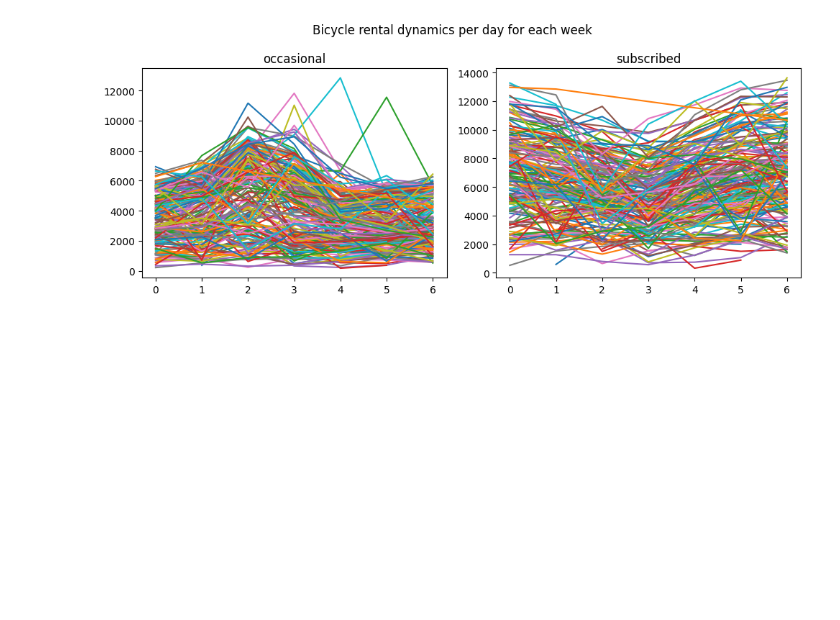
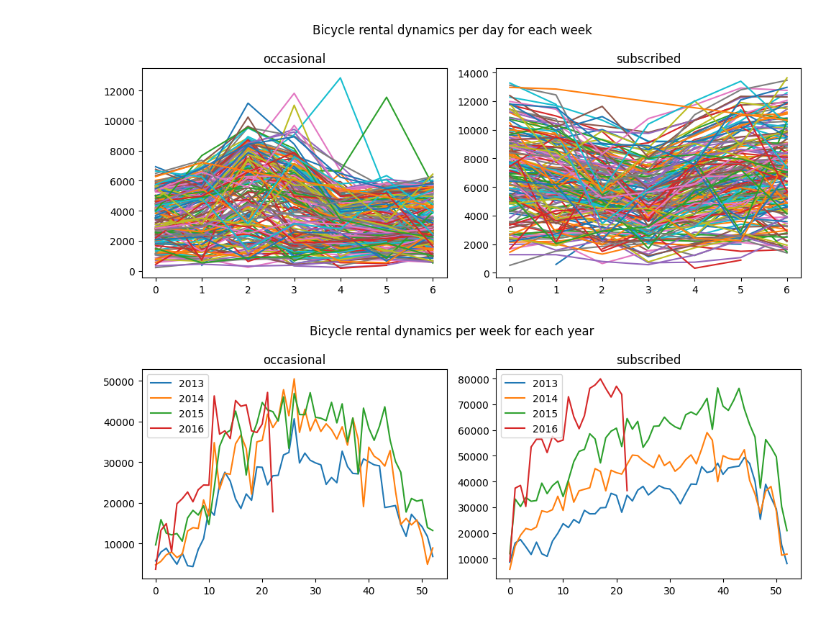
Before and after one commit to VaheC/MH_BicycleDemand_Hackathon, a Jupyter notebook: eda.ipynb, the cells around one changed output. Saved outputs shown, nothing was run; the diff lists cells and outputs as text; code cells hidden in the pictures; blank space fills up the shorter version.

Commit message:
add target dynamics per week for each year

```diff
--- a/eda.ipynb
+++ b/eda.ipynb
@@ -309,24 +309,24 @@ plt.tight_layout()
 train_df['weekday'] = train_df['Datetime'].dt.weekday
 train_df['week'] = train_df['Datetime'].dt.strftime('%U')
 
-year_week_grouped_df = train_df.groupby(['St_Year', 'week', 'weekday', 'User_type'], as_index=False)['Rental_Bicycles_Count'].sum()
+year_week_day_grouped_df = train_df.groupby(['St_Year', 'week', 'weekday', 'User_type'], as_index=False)['Rental_Bicycles_Count'].sum()
 
 plot_idx = 0
 
 plt.figure(figsize=(10, 4))
 
-for user_type in year_week_grouped_df['User_type'].unique():
+for user_type in year_week_day_grouped_df['User_type'].unique():
     plot_idx += 1
-    year_week_grouped_df2 = year_week_grouped_df[year_week_grouped_df['User_type']==user_type]
-    for year in year_week_grouped_df2['St_Year'].unique():
-        for week in year_week_grouped_df2['week'].unique():
+    year_week_day_grouped_df2 = year_week_day_grouped_df[year_week_day_grouped_df['User_type']==user_type]
+    for year in year_week_day_grouped_df2['St_Year'].unique():
+        for week in year_week_day_grouped_df2['week'].unique():
 
-            year_week_grouped_df3 = year_week_grouped_df2[
-                (year_week_grouped_df2['St_Year']==year) & (year_week_grouped_df2['week']==week)
+            year_week_day_grouped_df3 = year_week_day_grouped_df2[
+                (year_week_day_grouped_df2['St_Year']==year) & (year_week_day_grouped_df2['week']==week)
             ]
 
             plt.subplot(1, 2, plot_idx)
-            plt.plot(year_week_grouped_df3['weekday'], year_week_grouped_df3['Rental_Bicycles_Count'])
+            plt.plot(year_week_day_grouped_df3['weekday'], year_week_day_grouped_df3['Rental_Bicycles_Count'])
 
     plt.title(f"{user_type}")
 
@@ -334,3 +334,31 @@ plt.suptitle("Bicycle rental dynamics per day for each week")
 plt.tight_layout()
 # %% [output]
 [figure]
+# %%
+train_df['week'] = train_df['week'].apply(int)
+
+year_week_grouped_df = train_df.groupby(['St_Year', 'week', 'User_type'], as_index=False)['Rental_Bicycles_Count'].sum()
+
+plot_idx = 0
+
+plt.figure(figsize=(10, 4))
+
+for user_type in year_week_grouped_df['User_type'].unique():
+    plot_idx += 1
+    year_week_grouped_df2 = year_week_grouped_df[year_week_grouped_df['User_type']==user_type]
+    for year in year_week_grouped_df2['St_Year'].unique():
+
+        year_week_grouped_df3 = year_week_grouped_df2[
+            (year_week_grouped_df2['St_Year']==year)
+        ]
+
+        plt.subplot(1, 2, plot_idx)
+        plt.plot(year_week_grouped_df3['week'], year_week_grouped_df3['Rental_Bicycles_Count'], label=year)
+
+    plt.title(f"{user_type}")
+    plt.legend()
+
+plt.suptitle("Bicycle rental dynamics per week for each year")
+plt.tight_layout()
+# %% [output]
+[figure, added]
```
